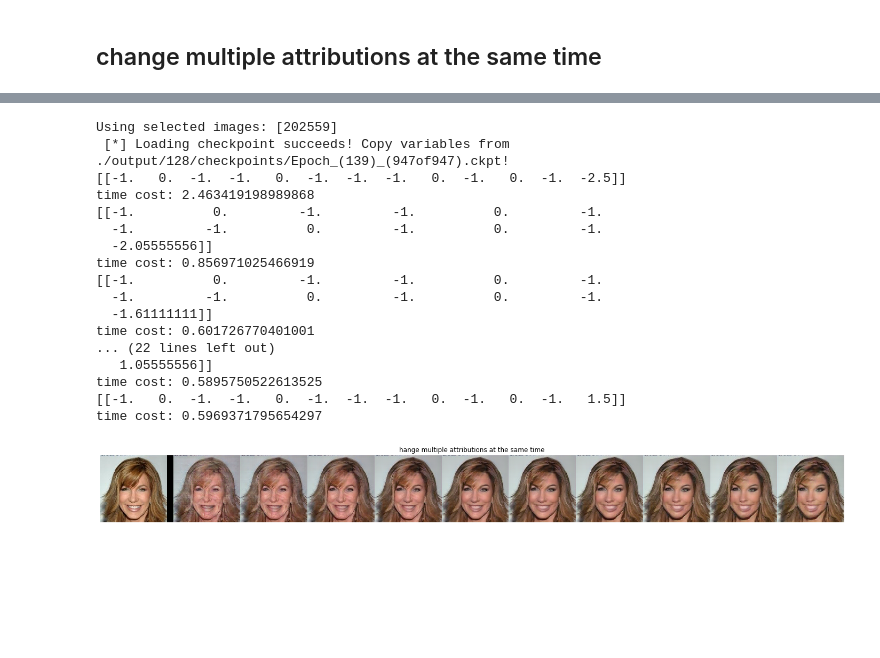
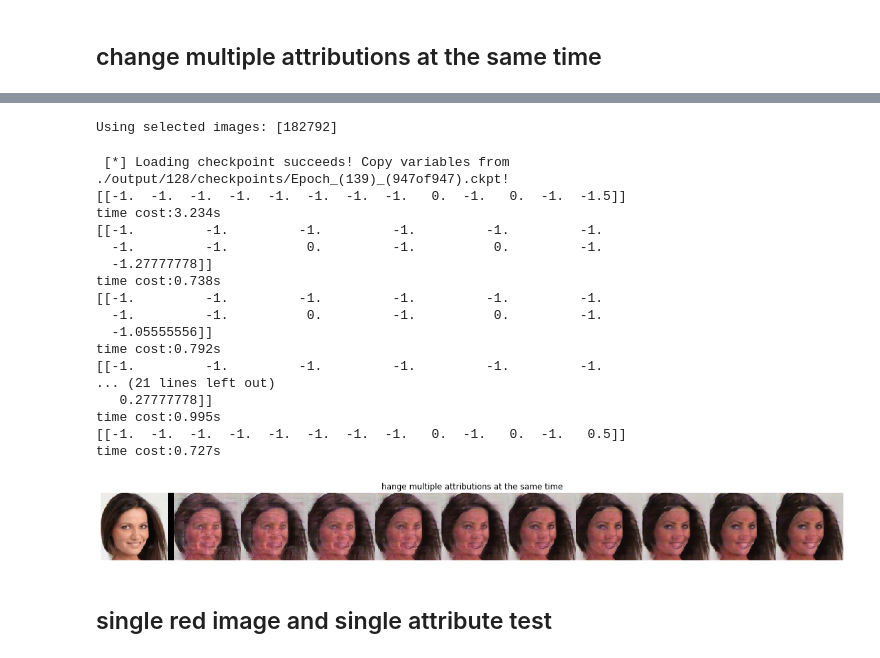
Before and after one commit to ElephantGit/STGAN, a Jupyter notebook: face_edit.ipynb, the cells around one changed output, grey strips where cells are left out. Saved outputs shown, nothing was run; the diff lists cells and outputs as text; code cells hidden in the pictures; blank space fills up the shorter version.

```diff
--- a/face_edit.ipynb
+++ b/face_edit.ipynb
@@ -74,7 +74,7 @@ thres_int = args['thres_int']
 # 'Mouth_Slightly_Open', 'Mustache', 'No_Beard', 'Pale_Skin', 'Young'
 
 test_slides = False
-img = [202559]
+img = [10]
 test_int = 1.0
 print('Using selected images:', img)
 
@@ -118,7 +118,8 @@ for idx, batch in enumerate(te_data):
     xa_sample_ipt = batch[0]
     a_sample_ipt = batch[1]
     b_sample_ipt_list = [a_sample_ipt.copy() for _ in range(1)]
-    print(atts)
+    print(xa_sample_ipt.shape)
+    print(xa_sample_ipt)
 
     for i in range(len(atts)):
         tmp = np.array(a_sample_ipt, copy=True)
@@ -130,7 +131,6 @@ for idx, batch in enumerate(te_data):
         b_sample_ipt_list.append(tmp)
 
     x_sample_opt_list = [xa_sample_ipt, np.full((1, img_size, img_size // 10, 3), -1.0)]
-    print(a_sample_ipt)
     raw_a_sample_ipt = a_sample_ipt.copy()
     raw_a_sample_ipt = (raw_a_sample_ipt * 2 - 1) * thres_int
 
@@ -150,11 +150,11 @@ for idx, batch in enumerate(te_data):
                                                                                         duration))
     sample = np.concatenate(x_sample_opt_list, 2)
     img = Image.fromarray(to_range(sample.squeeze(0), 0, 255, np.uint8))
-    # imshow(img,'InitialMagnification', 'fit')
+
+    pylab.rcParams['figure.figsize'] = (25.0, 15.0)
     plt.imshow(img)
-    plt.axis('on')
+    plt.axis('off')
     plt.title('image')
     plt.show()
     img.show()
-    img.save('111.jpg')
 # %% [output]
@@ -183,9 +184,9 @@ duration of process No.13 attribution(Young) of image 202559.png is: 0.632s
 # 'Bald', 'Bangs', 'Black_Hair', 'Blond_Hair', 'Brown_Hair', 'Bushy_Eyebrows', 'Eyeglasses', 'Male',
 # 'Mouth_Slightly_Open', 'Mustache', 'No_Beard', 'Pale_Skin', 'Young'
 
-test_atts = ['Young']
-test_intens = [-1.0]
-img = [192512]
+test_atts = ['Male', 'Pale_Skin']
+test_intens = [2.0, 1.0]
+img = [202559]
 print('Using selected images:', img)
 
 # ==============================================================================
@@ -262,7 +263,7 @@ for idx, batch in enumerate(te_data):
     sample = np.concatenate(x_sample_opt_list, 2)
     img = Image.fromarray(to_range(sample.squeeze(0), 0, 255, np.uint8))
 
-    pylab.rcParams['figure.figsize'] = (10.0, 5.0)
+    pylab.rcParams['figure.figsize'] = (6.0, 3.0)
     plt.imshow(img)
     plt.axis('off')
     plt.title('change multiple attributions at the same time')
@@ -286,10 +287,10 @@ time cost:2.576s
 
 test_att = 'Young'
 test_slide = True
-test_int_min = -2.0
-test_int_max = 2.0
+test_int_min = -1.0
+test_int_max = 1.0
 n_slide = 10
-img = [202559]
+img = [182792]
 print('Using selected images:', img)
 
 # ==============================================================================
@@ -333,49 +334,53 @@ for idx, batch in enumerate(te_data):
     a_sample_ipt = batch[1]
     b_sample_ipt_list = [a_sample_ipt.copy() for _ in range(n_slide if test_slide else 1)]
 
     for i in range(n_slide):
         test_int = (test_int_max - test_int_min) / (n_slide - 1) * i + test_int_min
         b_sample_ipt_list[i] = (b_sample_ipt_list[i]*2-1) * thres_int
         b_sample_ipt_list[i][..., atts.index(test_att)] = test_int
 
     x_sample_opt_list = [xa_sample_ipt, np.full((1, img_size, img_size // 10, 3), -1.0)]
     raw_a_sample_ipt = a_sample_ipt.copy()
     raw_a_sample_ipt = (raw_a_sample_ipt * 2 - 1) * thres_int
 
     for i, b_sample_ipt in enumerate(b_sample_ipt_list):
         _b_sample_ipt = (b_sample_ipt * 2 - 1) * thres_int
         print(_b_sample_ipt)
         start_time = time.time()
         x_sample_opt_list.append(sess.run(x_sample, feed_dict={xa_sample: xa_sample_ipt,
                                                                _b_sample: _b_sample_ipt,
                                                                raw_b_sample: raw_a_sample_ipt}))
         duration = time.time() - start_time
         print('time cost:{:.3f}s'.format(duration))
 
     sample = np.concatenate(x_sample_opt_list, 2)
     img = Image.fromarray(to_range(sample.squeeze(0), 0, 255, np.uint8))
-    # imshow(img,'InitialMagnification', 'fit')
+
+    pylab.rcParams['figure.figsize'] = (20.0, 10.0)
     plt.imshow(img)
     plt.axis('off')
     plt.title('hange multiple attributions at the same time')
     plt.show()
     img.show()
 # %% [output]
-Using selected images: [202559]
- [*] Loading checkpoint succeeds! Copy variables from ./output/128/checkpoints/Epoch_(139)_(947of947).ckpt!
-[[-1.   0.  -1.  -1.   0.  -1.  -1.  -1.   0.  -1.   0.  -1.  -2.5]]
-time cost: 2.463419198989868
-[[-1.          0.         -1.         -1.          0.         -1.
-  -1.         -1.          0.         -1.          0.         -1.
-  -2.05555556]]
-time cost: 0.856971025466919
-[[-1.          0.         -1.         -1.          0.         -1.
-  -1.         -1.          0.         -1.          0.         -1.
-  -1.61111111]]
-time cost: 0.601726770401001
-... (22 lines left out)
-   1.05555556]]
-time cost: 0.5895750522613525
-[[-1.   0.  -1.  -1.   0.  -1.  -1.  -1.   0.  -1.   0.  -1.   1.5]]
-time cost: 0.5969371795654297
+Using selected images: [182792]
+ [*] Loading checkpoint succeeds! Copy variables from ./output/128/checkpoints/Epoch_(139)_(947of947).ckpt!
+[[-1.  -1.  -1.  -1.  -1.  -1.  -1.  -1.   0.  -1.   0.  -1.  -1.5]]
+time cost:3.234s
+[[-1.         -1.         -1.         -1.         -1.         -1.
+  -1.         -1.          0.         -1.          0.         -1.
+  -1.27777778]]
+time cost:0.738s
+[[-1.         -1.         -1.         -1.         -1.         -1.
+  -1.         -1.          0.         -1.          0.         -1.
+  -1.05555556]]
+time cost:0.792s
+[[-1.         -1.         -1.         -1.         -1.         -1.
+... (21 lines left out)
+   0.27777778]]
+time cost:0.995s
+[[-1.  -1.  -1.  -1.  -1.  -1.  -1.  -1.   0.  -1.   0.  -1.   0.5]]
+time cost:0.727s
-[figure, old version]
+[figure, new version]
+# %% [markdown]
+## single red image and single attribute test
```
Also changed, not shown: parts of 5 cells of this notebook, 6 other files.
